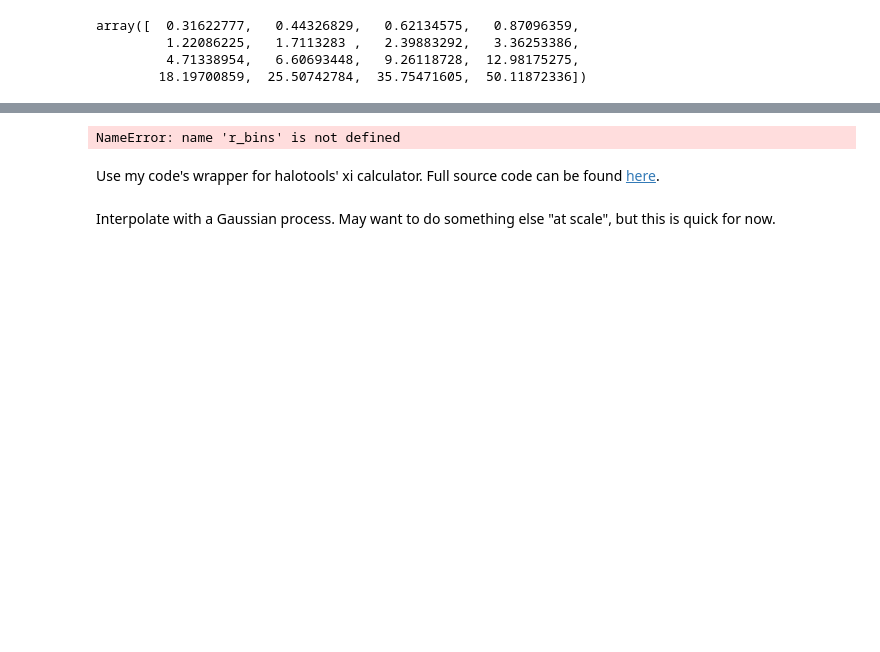
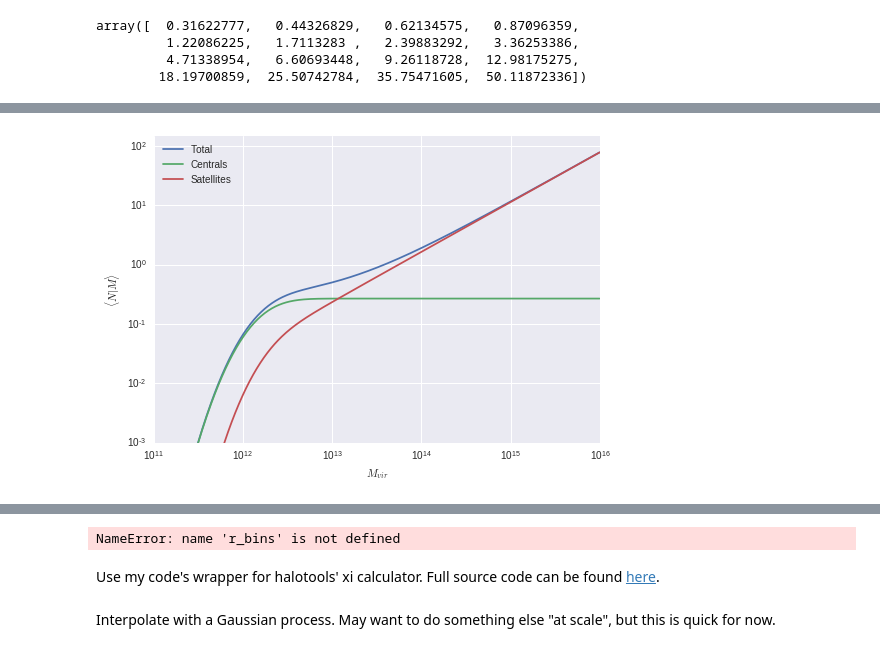
Before and after one commit to mclaughlin6464/pearce, a Jupyter notebook: notebooks/Pearce wt integral tests.ipynb, the cells around one changed output, grey strips where cells are left out. Cells and saved outputs as stored; diff of their text form; code cells hidden in the pictures; blank space fills up the shorter version.

```diff
--- a/notebooks/Pearce wt integral tests.ipynb
+++ b/notebooks/Pearce wt integral tests.ipynb
@@ -75,14 +95,14 @@ print W
 If we happened to choose a model with assembly bias, set it to 0. Leave all parameters as their defaults, for now.
 # %%
 params = cat.model.param_dict.copy()
-#params['mean_occupation_centrals_assembias_param1'] = 0.0
-#params['mean_occupation_satellites_assembias_param1'] = 0.0
-params['logMmin'] = 13.4
-params['sigma_logM'] = 0.1
-params['f_c'] = 0.19
-params['alpha'] = 1.0
-params['logM1'] = 14.0
-params['logM0'] = 12.0
+params['mean_occupation_centrals_assembias_param1'] = -0.2
+params['mean_occupation_satellites_assembias_param1'] = -0.14
+params['logMmin'] = 12.2#13.9
+params['sigma_logM'] = 0.37
+params['f_c'] = 0.269
+params['alpha'] = 0.84
+params['logM1'] = 13.74
+params['logM0'] = 11.3
 
 print params
 # %% [output]
@@ -153,0 +191,23 @@ array([ 1.28366058,  0.78671054,  0.47324539,  0.28596443,  0.18854859,
+# %%
+mass_bin_range = (9,16)
+mass_bin_size=0.01
+bins = np.logspace(mass_bin_range[0], mass_bin_range[1], int( (mass_bin_range[1]-mass_bin_range[0])/mass_bin_size )+1 )
+bin_centers = (bins[:-1]+bins[1:])/2
+# %%
+total_hod = cat.calc_hod(params)
+cen_hod = cat.calc_hod(params, component='central')
+sat_hod = cat.calc_hod(params, component='satellite')
+# %%
+plt.plot(bin_centers, total_hod, label = 'Total')
+plt.plot(bin_centers, cen_hod, label = 'Centrals')
+plt.plot(bin_centers, sat_hod, label = 'Satellites')
+
+plt.loglog()
+plt.legend(loc = 'best')
+plt.ylim([1e-3, 1.5e2])
+plt.xlim([1e11, 1e16])
+plt.xlabel(r'$M_{vir}$')
+plt.ylabel(r'$\langle N | M \rangle $')
+plt.show()
+# %% [output]
+[figure, added]
```
Also changed, not shown: parts of 15 cells of this notebook, 3 other files.
